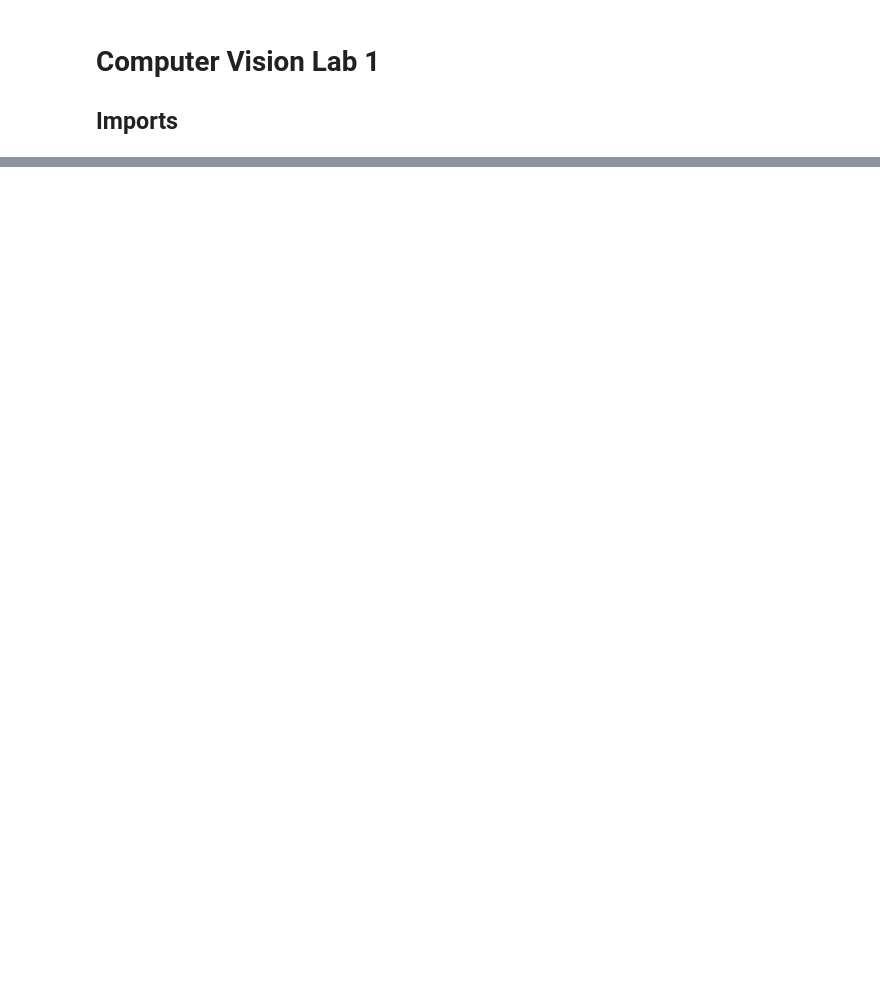
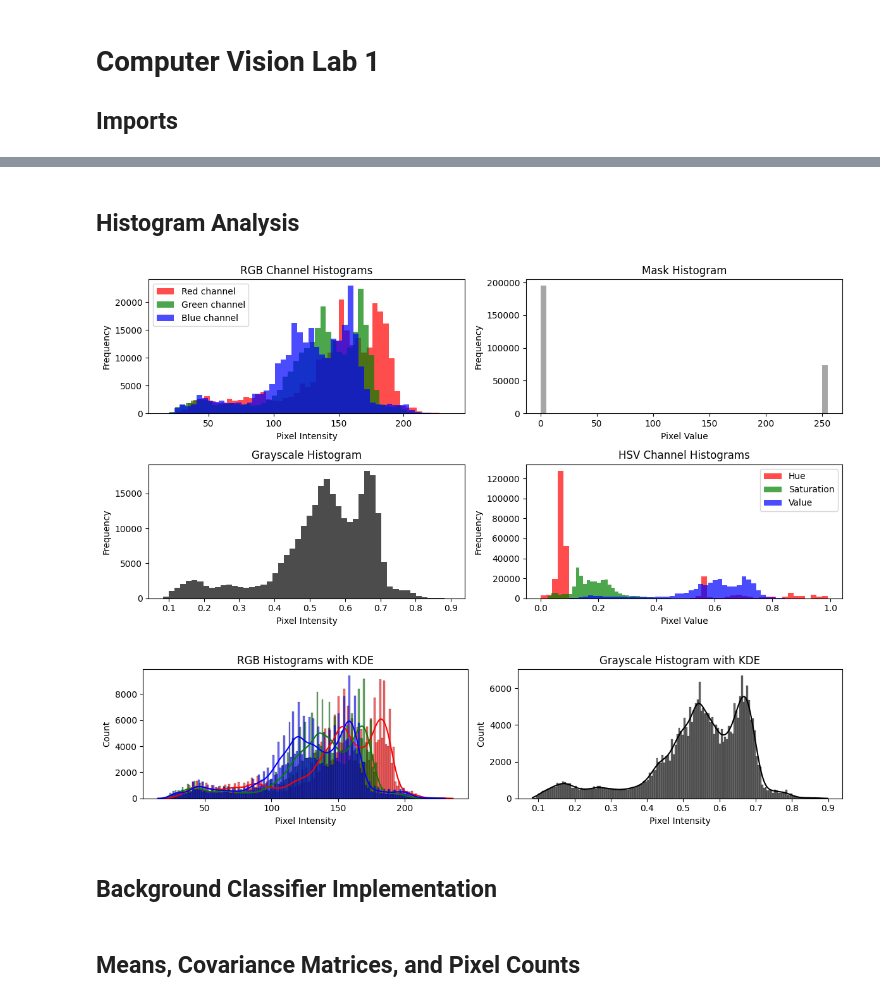
Before and after one commit to bhavirdy/cv-labs, a Jupyter notebook: lab1.ipynb, the cells around one changed output, grey strips where cells are left out. Cells and saved outputs as stored; diff of their text form; code cells hidden in the pictures; blank space fills up the shorter version.

```diff
--- a/lab1.ipynb
+++ b/lab1.ipynb
@@ -466,0 +125,68 @@ AUC: 0.978
+# %% [markdown]
+## Histogram Analysis
+# %%
+def plot_histograms(img_rgb, mask, img_gray, img_hsv):
+
+    # RGB histograms
+    fig, axes = plt.subplots(2, 2, figsize=(12, 6))
+
+    colors = ['red', 'green', 'blue']
+    for i, col in enumerate(colors):
+        axes[0, 0].hist(img_rgb[:, :, i].flatten(), bins=50, alpha=0.7,
+                       color=col, label=f'{col.capitalize()} channel')
+    axes[0, 0].set_title('RGB Channel Histograms')
+    axes[0, 0].legend()
+    axes[0, 0].set_xlabel('Pixel Intensity')
+    axes[0, 0].set_ylabel('Frequency')
+
+    # Mask histogram
+    axes[0, 1].hist(mask.flatten(), bins=50, alpha=0.7, color='gray')
+    axes[0, 1].set_title('Mask Histogram')
+    axes[0, 1].set_xlabel('Pixel Value')
+    axes[0, 1].set_ylabel('Frequency')
+
+    # Grayscale histogram
+    axes[1, 0].hist(img_gray.flatten(), bins=50, alpha=0.7, color='black')
+    axes[1, 0].set_title('Grayscale Histogram')
+    axes[1, 0].set_xlabel('Pixel Intensity')
+    axes[1, 0].set_ylabel('Frequency')
+
+    # HSV histograms
+    hsv_colors = ['red', 'green', 'blue']
+    hsv_labels = ['Hue', 'Saturation', 'Value']
+    for i, (col, label) in enumerate(zip(hsv_colors, hsv_labels)):
+        axes[1, 1].hist(img_hsv[:, :, i].flatten(), bins=50, alpha=0.7,
+                       color=col, label=label)
+    axes[1, 1].set_title('HSV Channel Histograms')
+    axes[1, 1].legend()
+    axes[1, 1].set_xlabel('Pixel Value')
+    axes[1, 1].set_ylabel('Frequency')
+
+    plt.tight_layout()
+    plt.show()
+
+    # KDE plots
+    fig, axes = plt.subplots(1, 2, figsize=(12, 3))
+
+    # RGB with KDE
+    for i, col in enumerate(colors):
+        sns.histplot(img_rgb[:, :, i].flatten(), kde=True, alpha=0.6,
+                    color=col, ax=axes[0])
+    axes[0].set_title('RGB Histograms with KDE')
+    axes[0].set_xlabel('Pixel Intensity')
+
+    # Grayscale with KDE
+    sns.histplot(img_gray.flatten(), kde=True, alpha=0.6,
+                color='black', ax=axes[1])
+    axes[1].set_title('Grayscale Histogram with KDE')
+    axes[1].set_xlabel('Pixel Intensity')
+
+    plt.tight_layout()
+    plt.show()
+
+plot_histograms(train_rgb, train_mask, train_gray, train_hsv)
+# %% [output]
+[figure, added]
+[figure, added]
+# %% [markdown]
+## Background Classifier Implementation
@@ -466,0 +286,2 @@ AUC: 0.978
+# %% [markdown]
+## Means, Covariance Matrices, and Pixel Counts
```
Also changed, not shown: parts of 45 cells of this notebook.
